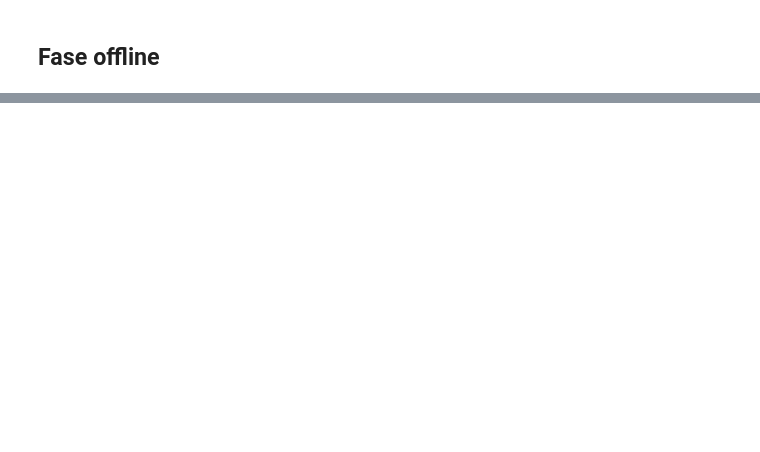
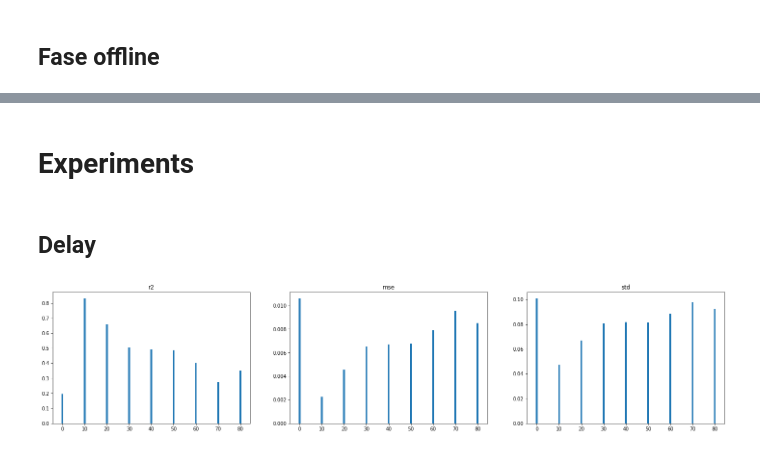
Before and after one commit to feamelo/drift-meta-learning, a Jupyter notebook: src/performance_predictor.ipynb, the cells around one changed output, grey strips where cells are left out. Saved outputs shown, nothing was run; the diff lists cells and outputs as text; code cells hidden in the pictures; blank space fills up the shorter version.

```diff
--- a/src/performance_predictor.ipynb
+++ b/src/performance_predictor.ipynb
@@ -343,0 +59,18 @@ lightgbm.plot_importance(models[metric], figsize=(10, 10))
+# %%
+base_model = Model(basis_model=RandomForestClassifier, hyperparameters={'max_depth': 6, 'warm_start': True, 'min_samples_split': 0.05})
+meta_model = Model(basis_model=ltb.LGBMRegressor, hyperparameters={'num_leaves': 21, 'max_depth': 6})
+
+learner = MetaLearner(
+    base_model=base_model,
+    meta_model=meta_model,
+    base_model_class_column=CLASS_COL,
+    omega=OMEGA,
+    eta=ETA,
+    step=STEP,
+    )
+
+learner.offline_stage(offline_df)
+# %% [markdown]
+# Experiments
+# %%
+validation_base = learner._get_offline_metabase(validation_df)
@@ -343,0 +104,30 @@ lightgbm.plot_importance(models[metric], figsize=(10, 10))
+# %% [markdown]
+## Delay
+# %%
+performance = PerformanceEvaluator()
+fig = plt.figure(figsize=(25, 10))
+delays = range(1, 9)
+results = []
+
+update_params={'last_scores_delay': 0, 'last_scores_n_shifts': 0, 'meta_label_metric': 'precision' }
+y_true, y_pred = offline_train(update_params)
+result = plot_results(y_true, y_pred, title='Sem últimas performances', idx=0)
+result['delay'] = 'N/A'
+results.append(result)
+
+for idx, delay in enumerate(delays):
+    update_params={'last_scores_delay': delay, 'last_scores_n_shifts': 3, 'meta_label_metric': 'precision' }
+    y_true, y_pred = offline_train(update_params)
+    result = plot_results(y_true, y_pred, title=f"Delay={delay * STEP}", idx=idx+1)
+    result['delay'] = delay * STEP
+    results.append(result)
+# %%
+delay_results = pd.DataFrame(results)
+fig = plt.figure(figsize=(25, 5))
+
+for idx, col in enumerate(['r2', 'mse', 'std']):
+    plt.subplot(1, 3, idx + 1)
+    sns.barplot(x="delay", y=col, data=delay_results)
+    plt.title(col)
+# %% [output]
+[figure, added]
```
Also changed, not shown: parts of 43 cells of this notebook, 9 other files.
